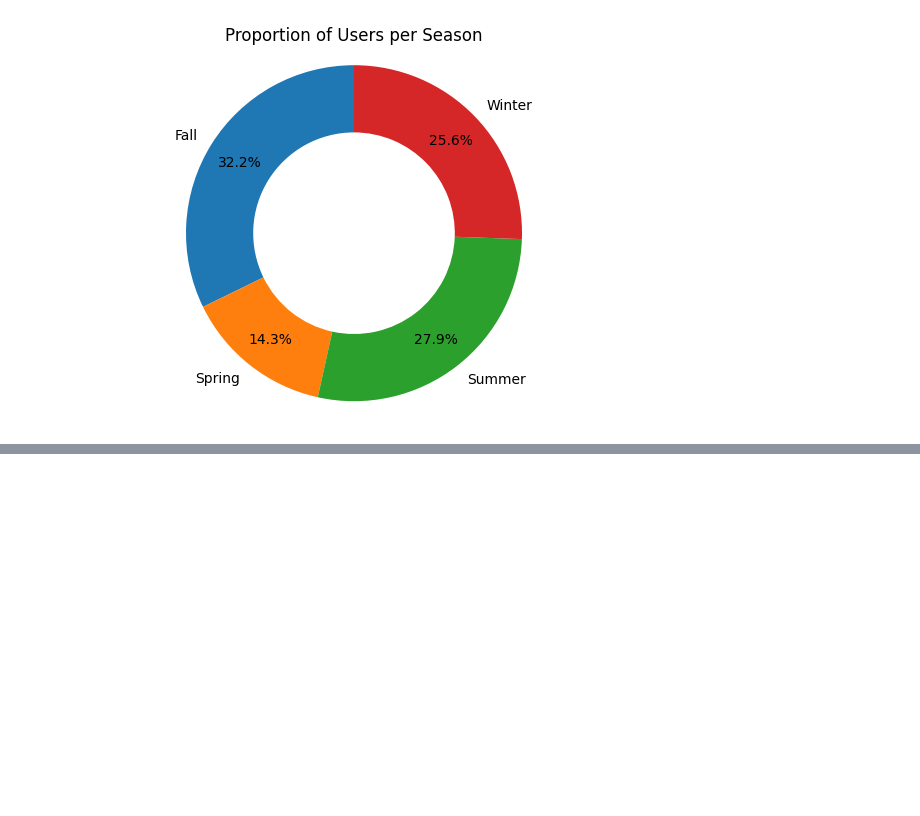
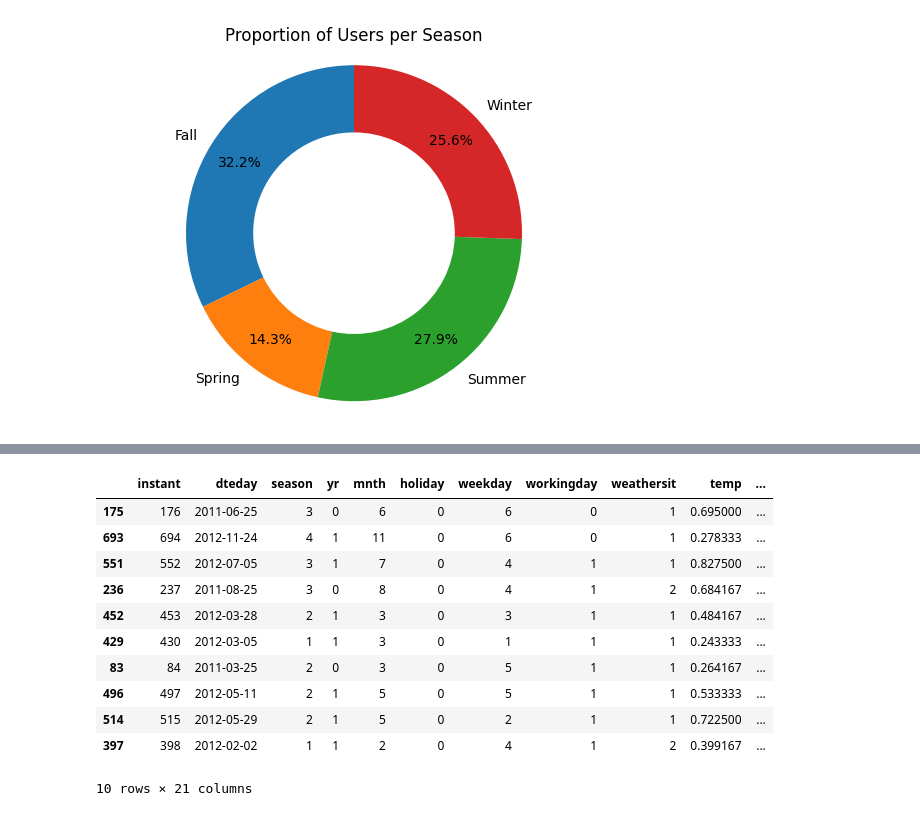
Before and after one commit to sahrulhidayat/analisis_bike_sharing, a Jupyter notebook: notebook.ipynb, the cells around one changed output, grey strips where cells are left out. Cells and saved outputs as stored; diff of their text form; code cells hidden in the pictures; blank space fills up the shorter version.

```diff
--- a/notebook.ipynb
+++ b/notebook.ipynb
@@ -377,0 +383,19 @@ hour_df.to_csv("data/hourly_edited.csv", index=False)
+# %%
+day_df['atemp_celcius'] = day_df['atemp']*50
+bins = [0, 15, 23, 31, 41, 100]
+labels = ["Sangat dingin", "Dingin", "Normal", "Hangat", "Panas"]
+day_df['suhu'] = pd.cut(day_df['atemp_celcius'], bins=bins, labels=labels)
+day_df.sample(10)
+# %% [output]
+|  | instant | dteday | season | yr | mnth | holiday | weekday | workingday | weathersit | temp | ... |
+| 175 | 176 | 2011-06-25 | 3 | 0 | 6 | 0 | 6 | 0 | 1 | 0.695000 | ... |
+| 693 | 694 | 2012-11-24 | 4 | 1 | 11 | 0 | 6 | 0 | 1 | 0.278333 | ... |
+| 551 | 552 | 2012-07-05 | 3 | 1 | 7 | 0 | 4 | 1 | 1 | 0.827500 | ... |
+| 236 | 237 | 2011-08-25 | 3 | 0 | 8 | 0 | 4 | 1 | 2 | 0.684167 | ... |
+| 452 | 453 | 2012-03-28 | 2 | 1 | 3 | 0 | 3 | 1 | 1 | 0.484167 | ... |
+| 429 | 430 | 2012-03-05 | 1 | 1 | 3 | 0 | 1 | 1 | 1 | 0.243333 | ... |
+| 83 | 84 | 2011-03-25 | 2 | 0 | 3 | 0 | 5 | 1 | 1 | 0.264167 | ... |
+| 496 | 497 | 2012-05-11 | 2 | 1 | 5 | 0 | 5 | 1 | 1 | 0.533333 | ... |
+| 514 | 515 | 2012-05-29 | 2 | 1 | 5 | 0 | 2 | 1 | 1 | 0.722500 | ... |
+| 397 | 398 | 2012-02-02 | 1 | 1 | 2 | 0 | 4 | 1 | 2 | 0.399167 | ... |
+10 rows × 21 columns
```
Also changed, not shown: parts of 14 cells of this notebook, 5 other files.
